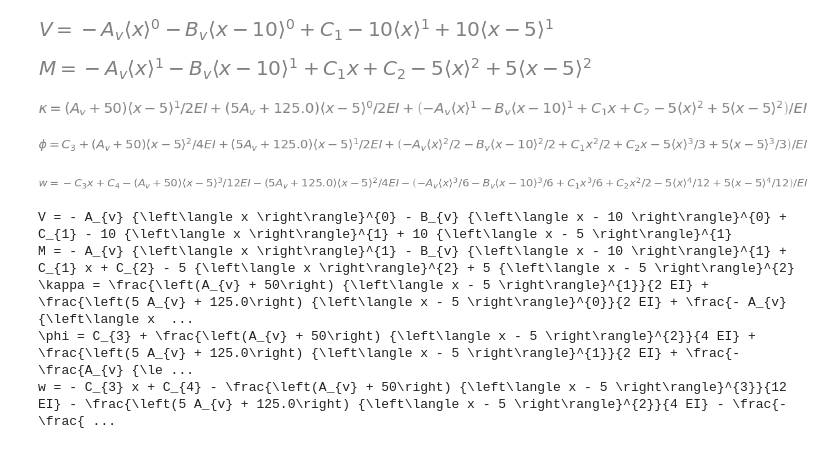
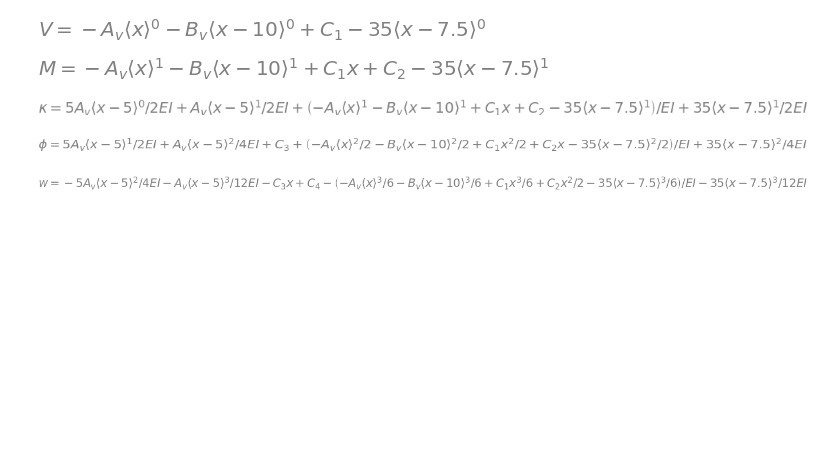
Before and after one commit to lBoersen/Methode-van-Macaulay-met-variabele-stijfheden, a Jupyter notebook: Vb3.ipynb, the cells around one changed output. Saved outputs shown, nothing was run; the diff lists cells and outputs as text; code cells hidden in the pictures; blank space fills up the shorter version.

```diff
--- a/Vb3.ipynb
+++ b/Vb3.ipynb
@@ -12,14 +12,10 @@ A_v, B_v, C_v = sym.symbols('A_v, B_v, C_v')
 ql, Vl, Ml, kappal, phil, wl = sym.symbols('q_z, V, M, kappa, phi, w')
 # %%
 L = 10
-a = 5
 F = 35
-Q = 10
 
 EI = sym.symbols('EI')
 
-
-q =  A_v * sym.SingularityFunction(x,0,-1) + Q * sym.SingularityFunction(x, 0, 0) - Q * sym.SingularityFunction(x, 5, 0) + B_v * sym.SingularityFunction(x,10,-1)
+q =  A_v * sym.SingularityFunction(x,0,-1) + F * sym.SingularityFunction(x, 7.5, -1) + B_v * sym.SingularityFunction(x,10,-1)
 display(sym.Eq(ql,q))
-print(sym.latex(sym.Eq(ql,q)))
 # %% [output]
@@ -28,34 +23,20 @@ q_{z} = A_{v} {\left\langle x \right\rangle}^{-1} + B_{v} {\left\langle x - 10 \
 # %%
 V = -sym.integrate(q, x) + C_1
 display(sym.Eq(Vl,V))
-
 M = sym.integrate(V, x) + C_2
 display(sym.Eq(Ml,M))
-
-kappa = M/EI + 1/(2*EI)*sym.SingularityFunction(x,5,0)*(A_v*5+Q*5*2.5) + 1/(2*EI)*sym.SingularityFunction(x,5,1)*(A_v+Q*5)
+kappa = M/EI + 1/(2*EI)*sym.SingularityFunction(x,5,0)*(A_v*5) + 1/(2*EI)*sym.SingularityFunction(x,5,1)*(A_v) + 1/(2*EI)*sym.SingularityFunction(x,7.5,1)*(F)
 display(sym.Eq(kappal,kappa))
-
 phi = sym.integrate(kappa, x) + C_3
 display(sym.Eq(phil,phi))
-
 w = -sym.integrate(phi, x) + C_4
 display(sym.Eq(wl,w))
-print(sym.latex(sym.Eq(Vl,V)))
-print(sym.latex(sym.Eq(Ml,M)))
-print(sym.latex(sym.Eq(kappal,kappa)))
-print(sym.latex(sym.Eq(phil,phi)))
-print(sym.latex(sym.Eq(wl,w)))
 # %% [output]
-[figure, old version]
+[figure, new version]
-[figure, old version]
+[figure, new version]
-[figure, old version]
+[figure, new version]
 [figure]
 [figure]
-V = - A_{v} {\left\langle x \right\rangle}^{0} - B_{v} {\left\langle x - 10 \right\rangle}^{0} + C_{1} - 10 {\left\langle x \right\rangle}^{1} + 10 {\left\langle x - 5 \right\rangle}^{1}
-M = - A_{v} {\left\langle x \right\rangle}^{1} - B_{v} {\left\langle x - 10 \right\rangle}^{1} + C_{1} x + C_{2} - 5 {\left\langle x \right\rangle}^{2} + 5 {\left\langle x - 5 \right\rangle}^{2}
-\kappa = \frac{\left(A_{v} + 50\right) {\left\langle x - 5 \right\rangle}^{1}}{2 EI} + \frac{\left(5 A_{v} + 125.0\right) {\left\langle x - 5 \right\rangle}^{0}}{2 EI} + \frac{- A_{v} {\left\langle x  ...
-\phi = C_{3} + \frac{\left(A_{v} + 50\right) {\left\langle x - 5 \right\rangle}^{2}}{4 EI} + \frac{\left(5 A_{v} + 125.0\right) {\left\langle x - 5 \right\rangle}^{1}}{2 EI} + \frac{- \frac{A_{v} {\le ...
-w = - C_{3} x + C_{4} - \frac{\left(A_{v} + 50\right) {\left\langle x - 5 \right\rangle}^{3}}{12 EI} - \frac{\left(5 A_{v} + 125.0\right) {\left\langle x - 5 \right\rangle}^{2}}{4 EI} - \frac{- \frac{ ...
 # %%
 Eq1 = sym.Eq(w.subs(x,0),0)
 Eq2 = sym.Eq(w.subs(x,L),0)
```
Also changed, not shown: parts of 7 cells of this notebook, 6 other files.
